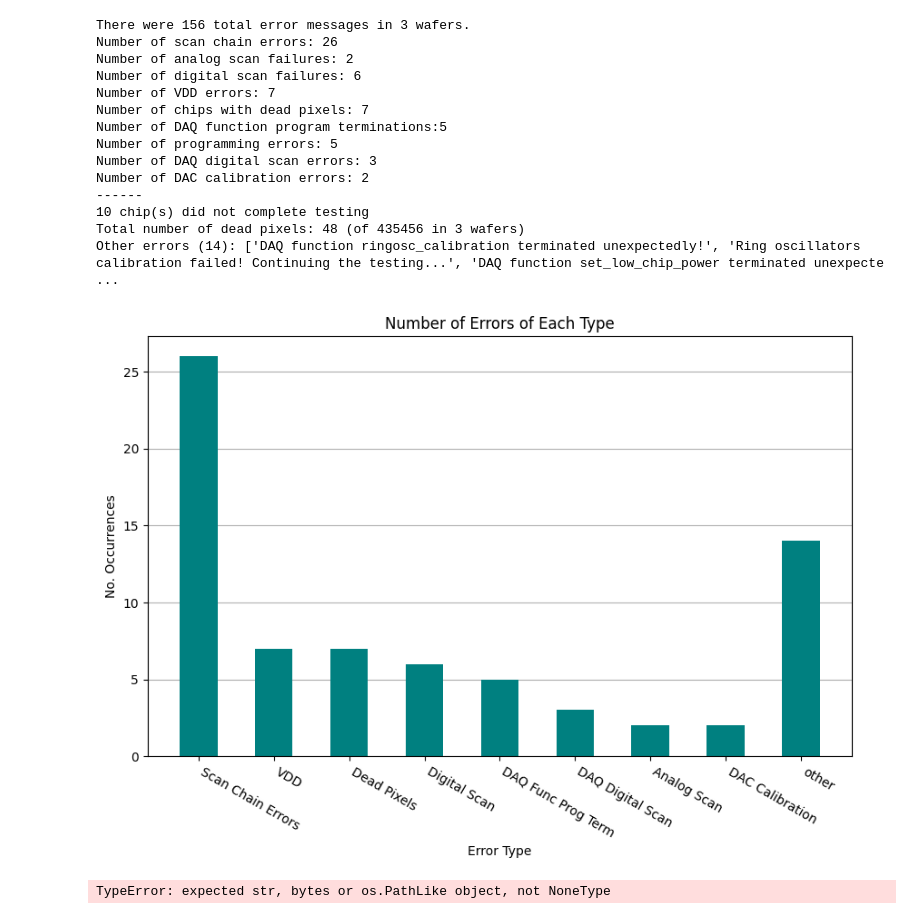
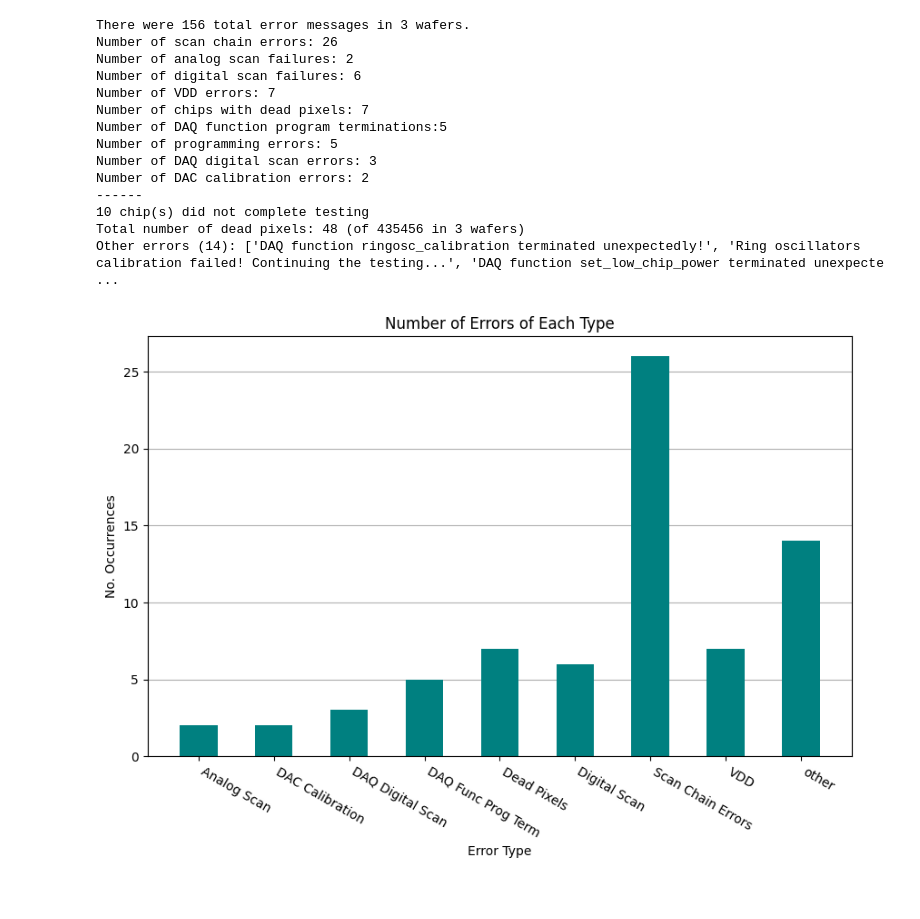
Before and after one commit to n-penn/CMS-Wafer-Testing, a Jupyter notebook: error_comp.ipynb, the cells around one changed output. Cells and saved outputs as stored; diff of their text form; code cells hidden in the pictures.

```diff
--- a/error_comp.ipynb
+++ b/error_comp.ipynb
@@ -95,17 +163,26 @@ pattern = r'(\d{4}-\d{2}-\d{2} \d{2}:\d{2}:\d{2},\d{3}) \| .*ERROR    \| (.*)'
 errors = []
 
 #error counter
+errors = []
 scan_chain = 0
 analog_scan = 0
+digital_scan = 0
 vdd = 0
 register_error = 0
+daq_func_prog_term = 0
 dead_pixels = 0
 testing_aborted = 0
 test_end = 0
+prog_err = 0
+daq_digital = 0
+daq_digital_2 = 0 #error message with the previous
+dac_calibration = 0
+dac_calibration_2 = 0 #error message with the previous
 other_errors = []
 pattern2 = r'Register .* failed the test'
 pattern3 = r'Number of errors: .*'
 pattern4 = r'Testing has been aborted for chip (.*)'
+xxx = 0
 
 
 for file_name in os.listdir(path):
@@ -193,5 +252,6 @@ Multiple Tests ended
 # %%
 #Analyze errors of all files in a folder
+#Does NOT delete duplicates on chips or differentiate between wafers
 
 import re
 import os
@@ -306,71 +366,36 @@ else:
 
 # Plot
 data = {'Scan Chain Errors':scan_chain,'VDD':vdd,'Dead Pixels':register_error,'Digital Scan':digital_scan,'DAQ Func Prog Term':daq_func_prog_term,'DAQ Digital Scan':daq_digital,'Analog Scan':analog_scan,'DAC Calibration':dac_calibration,'other':len(other_errors)}
-labels = list(data.keys())
-values = list(data.values())
+alph_data = dict(sorted(data.items()))
+clean_data = {k:v for k,v in alph_data.items() if v > 0}
+labels = list(clean_data.keys())
+values = list(clean_data.values())
 
 fig = plt.figure(figsize = (10, 6))
 
 # creating the bar plot
 plt.bar(labels, values, color ='teal',
         width = 0.5, zorder=2)
 
 plt.grid(axis = 'y', zorder = 1)
 plt.xlabel("Error Type")
 plt.ylabel("No. Occurrences")
 plt.title("Number of Errors of Each Type")
 plt.xticks(rotation=-30, ha='left')
 plt.show()
-
-
-#number of chips not number of occurences
-#get chip id
-#use dictionary for ordering data/plot
-#see if errors are correlated with higher analog resistance (also check digital)---rate of errors for high vs low contact resistance
 # %% [output]
 There were 156 total error messages in 3 wafers.
 Number of scan chain errors: 26
 Number of analog scan failures: 2
 Number of digital scan failures: 6
 Number of VDD errors: 7
 Number of chips with dead pixels: 7
 Number of DAQ function program terminations:5
 Number of programming errors: 5
 Number of DAQ digital scan errors: 3
 Number of DAC calibration errors: 2
 ------
 10 chip(s) did not complete testing
 Total number of dead pixels: 48 (of 435456 in 3 wafers)
 Other errors (14): ['DAQ function ringosc_calibration terminated unexpectedly!', 'Ring oscillators calibration failed! Continuing the testing...', 'DAQ function set_low_chip_power terminated unexpecte ...
-[figure, old version]
+[figure, new version]
-# %%
-import os
-import sys
-import re
-import json
-import shutil
-import glob
-import pickle
-
-from PyPDF2 import PdfFileReader
-from PyPDF2 import PdfFileWriter
-from PyPDF2 import PdfFileMerger
-from zipfile import ZipFile
-
-import numpy as np
-import matplotlib.pyplot as plt
-
-from wlt.duts import get_wafer
-from wlt.wafermap import WaferMap
-from wlt.jsonplotter import JsonPlotter
-from wlt.analysis.utils import parse_filename, parse_json_in, chip_name_to_id
-
-from wlt.duts.chips import CROC_V1, CROC_V2
-
-#initialize then try to save in file
-
-
-wafer_map = WaferMap(chip_type=CROC_V2,
-		                     size=(10, 10), transform=(-1, -1))
-# %% [output]
-TypeError: expected str, bytes or os.PathLike object, not NoneType
```
Also changed, not shown: parts of 2 cells of this notebook.
